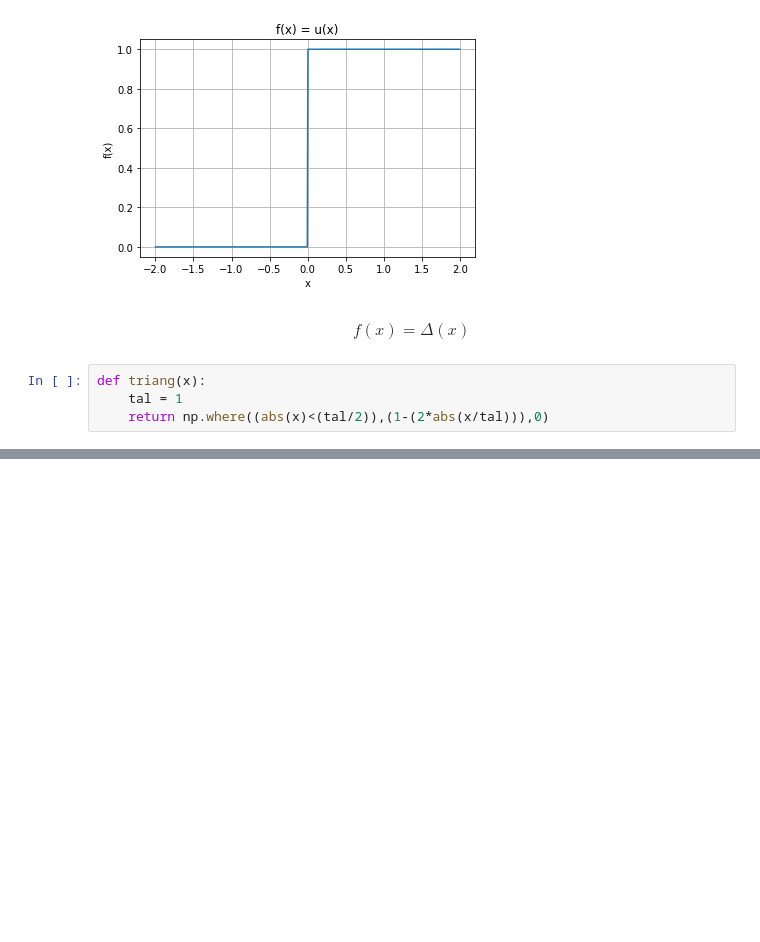
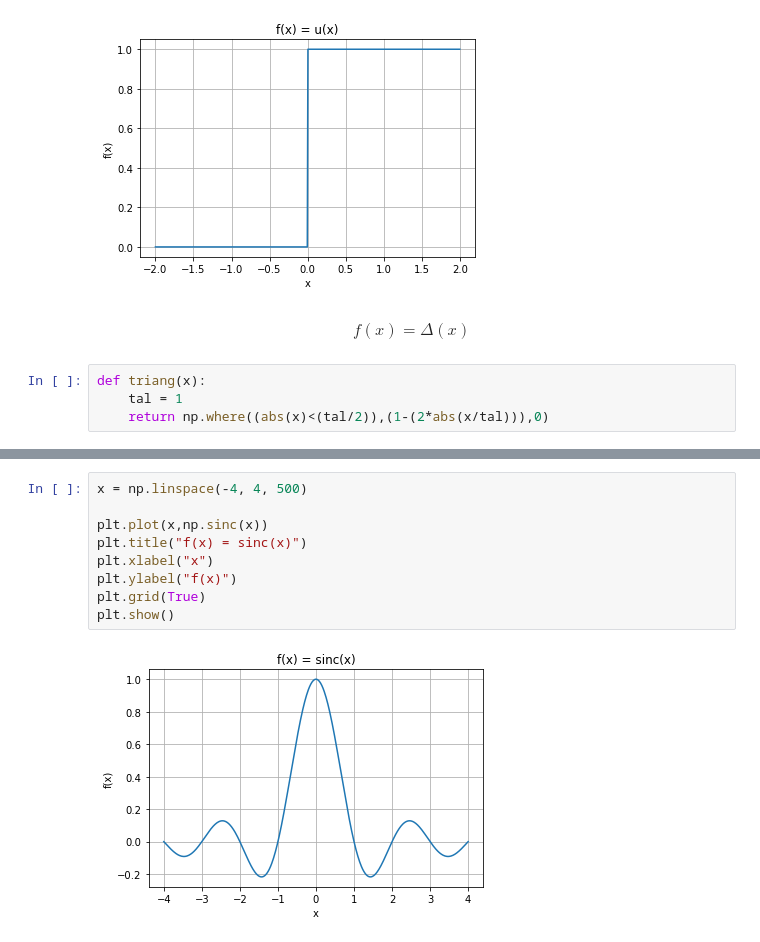
Before and after one commit to bernadelli/pds, a Jupyter notebook: sinais.ipynb, the cells around one changed output, grey strips where cells are left out. Cells and saved outputs as stored; diff of their text form; blank space fills up the shorter version.

```diff
--- a/sinais.ipynb
+++ b/sinais.ipynb
@@ -85,0 +86,11 @@ $$f(x)=\delta(x)$$
+# %%
+x = np.linspace(-4, 4, 500)
+
+plt.plot(x,np.sinc(x))
+plt.title("f(x) = sinc(x)")
+plt.xlabel("x")
+plt.ylabel("f(x)")
+plt.grid(True)
+plt.show()
+# %% [output]
+[figure, added]
```
Also changed, not shown: parts of 10 cells of this notebook.
